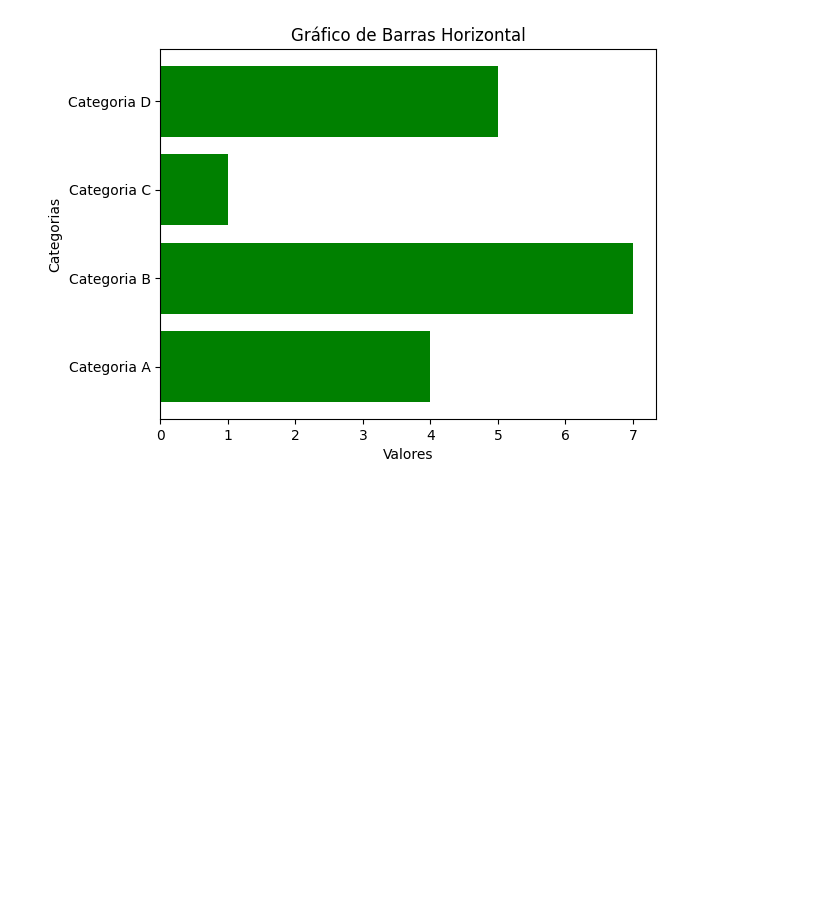
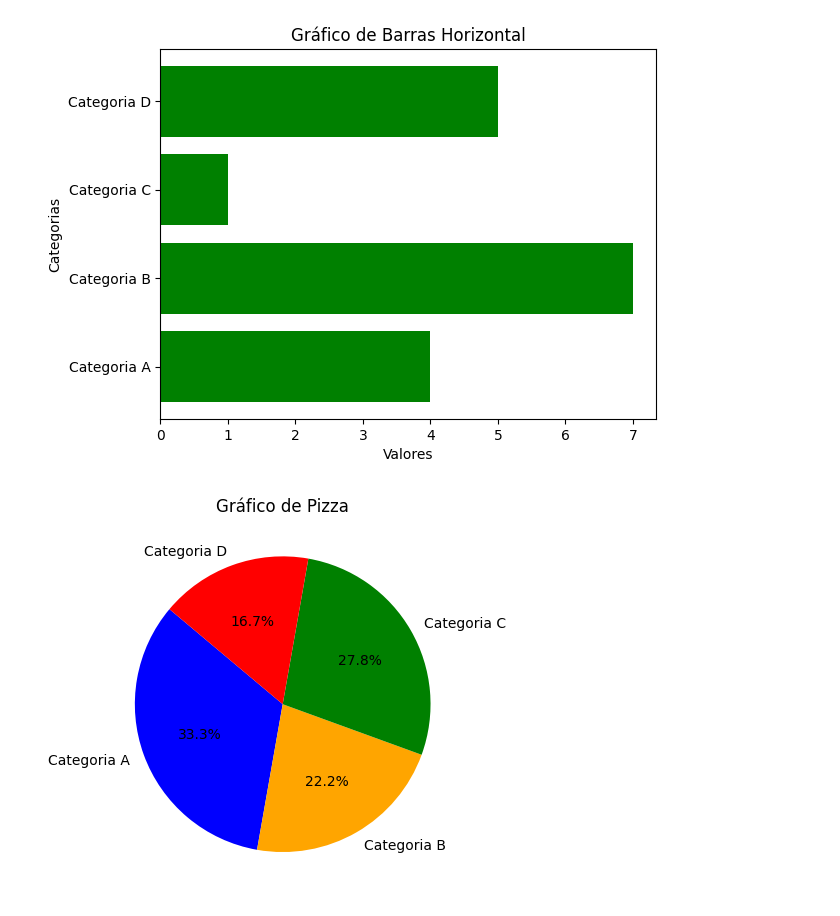
Before and after one commit to kono100/Graficos_em_Python, a Jupyter notebook: grafico.ipynb, the cells around one changed output. Saved outputs shown, nothing was run; the diff lists cells and outputs as text; code cells hidden in the pictures; blank space fills up the shorter version.

```diff
--- a/grafico.ipynb
+++ b/grafico.ipynb
@@ -46,3 +46,31 @@ plt.title('Gráfico de Barras Horizontal')
 plt.show()
 # %% [output]
 [figure]
+# %%
+
+# Grafico 3
+##GRAFICO DE PIZZA
+
+
+import matplotlib.pyplot as plt
+
+# Dados para o gráfico de pizza
+labels = ['Categoria A', 'Categoria B', 'Categoria C', 'Categoria D']
+valores = [30, 20, 25, 15]
+
+# Cores para cada fatia
+cores = ['blue', 'orange', 'green', 'red']
+
+# Sem destaque (explode com zeros)
+explode = (0, 0, 0, 0)
+
+# Criar o gráfico de pizza
+plt.pie(valores, labels=labels, colors=cores, explode=explode, autopct='%1.1f%%', startangle=140)
+
+# Adicionar um título ao gráfico
+plt.title('Gráfico de Pizza')
+
+# Exibir o gráfico
+plt.show()
+# %% [output]
+[figure, added]
```
